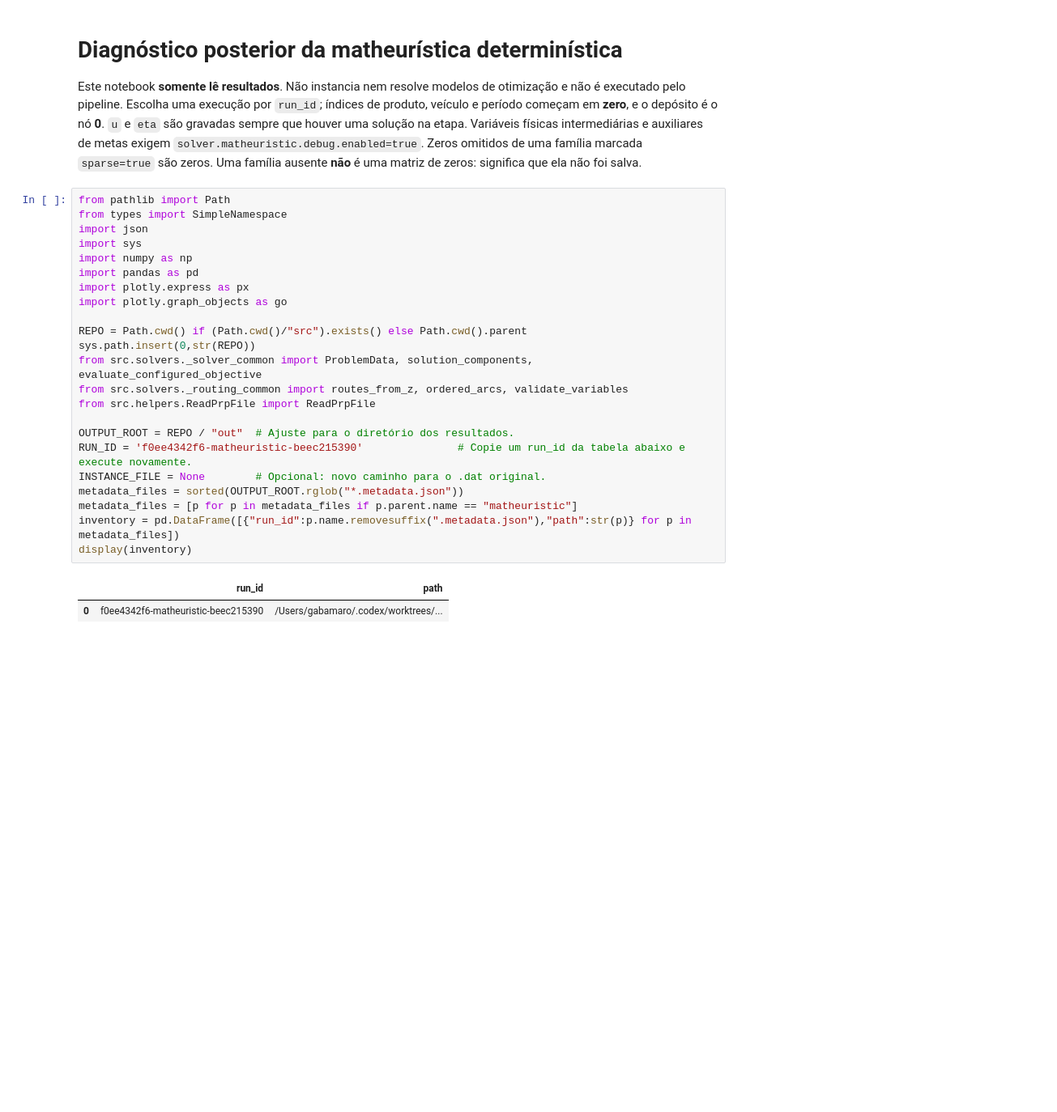
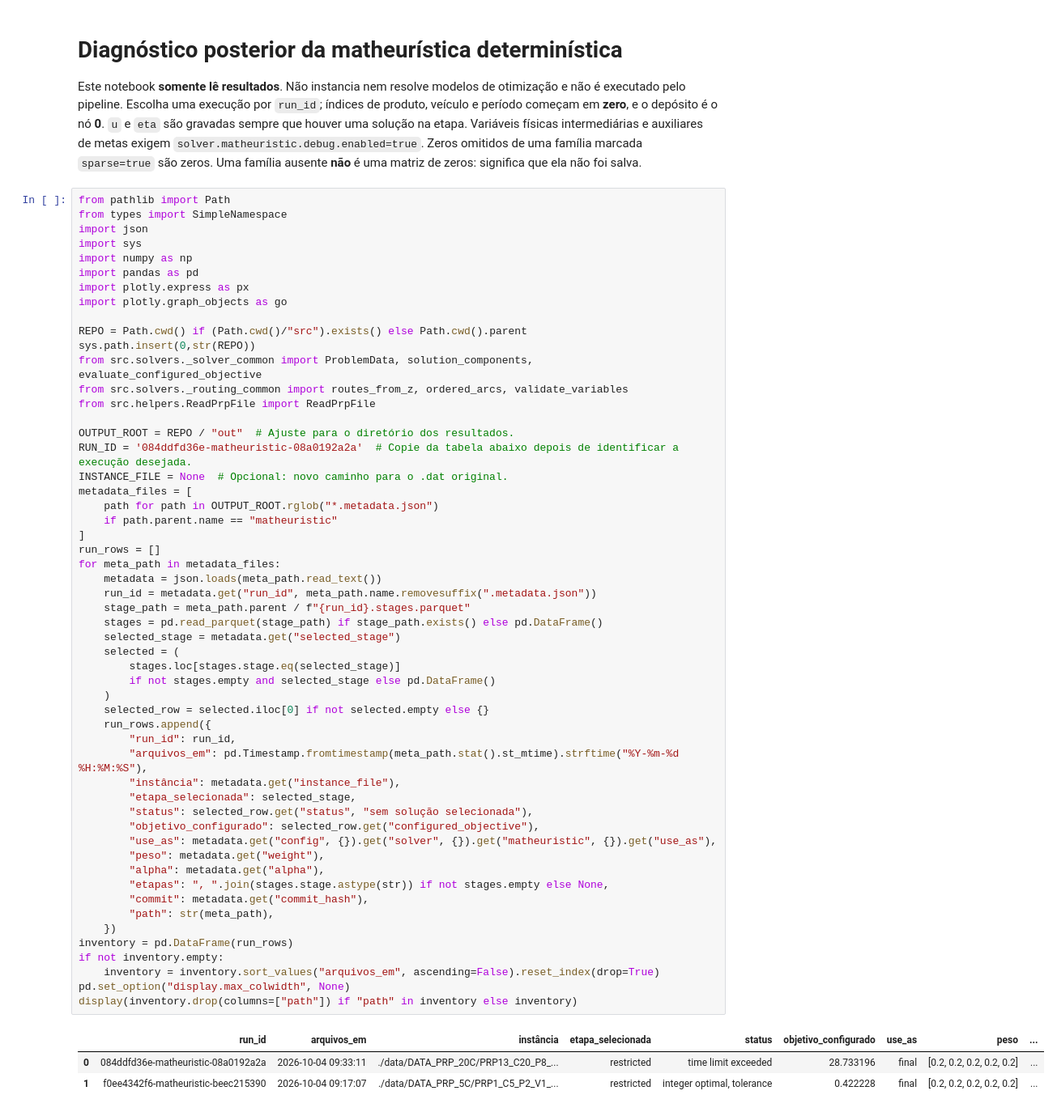
Before and after one commit to gsamaro/lsvrp, a Jupyter notebook: analysis/matheuristic_debug.ipynb, the cells around one changed output. Shown at 81% size. Cells and saved outputs as stored; diff of their text form; blank space fills up the shorter version.

```diff
--- a/analysis/matheuristic_debug.ipynb
+++ b/analysis/matheuristic_debug.ipynb
@@ -8,29 +8,61 @@ Zeros omitidos de uma família marcada `sparse=true` são zeros. Uma família au
 # %%
 from pathlib import Path
 from types import SimpleNamespace
 import json
 import sys
 import numpy as np
 import pandas as pd
 import plotly.express as px
 import plotly.graph_objects as go
 
 REPO = Path.cwd() if (Path.cwd()/"src").exists() else Path.cwd().parent
 sys.path.insert(0,str(REPO))
 from src.solvers._solver_common import ProblemData, solution_components, evaluate_configured_objective
 from src.solvers._routing_common import routes_from_z, ordered_arcs, validate_variables
 from src.helpers.ReadPrpFile import ReadPrpFile
 
 OUTPUT_ROOT = REPO / "out"  # Ajuste para o diretório dos resultados.
-RUN_ID = 'f0ee4342f6-matheuristic-beec215390'               # Copie um run_id da tabela abaixo e execute novamente.
-INSTANCE_FILE = None        # Opcional: novo caminho para o .dat original.
-metadata_files = sorted(OUTPUT_ROOT.rglob("*.metadata.json"))
-metadata_files = [p for p in metadata_files if p.parent.name == "matheuristic"]
-inventory = pd.DataFrame([{"run_id":p.name.removesuffix(".metadata.json"),"path":str(p)} for p in metadata_files])
-display(inventory)
+RUN_ID = '084ddfd36e-matheuristic-08a0192a2a'  # Copie da tabela abaixo depois de identificar a execução desejada.
+INSTANCE_FILE = None  # Opcional: novo caminho para o .dat original.
+metadata_files = [
+    path for path in OUTPUT_ROOT.rglob("*.metadata.json")
+    if path.parent.name == "matheuristic"
+]
+run_rows = []
+for meta_path in metadata_files:
+    metadata = json.loads(meta_path.read_text())
+    run_id = metadata.get("run_id", meta_path.name.removesuffix(".metadata.json"))
+    stage_path = meta_path.parent / f"{run_id}.stages.parquet"
+    stages = pd.read_parquet(stage_path) if stage_path.exists() else pd.DataFrame()
+    selected_stage = metadata.get("selected_stage")
+    selected = (
+        stages.loc[stages.stage.eq(selected_stage)]
+        if not stages.empty and selected_stage else pd.DataFrame()
+    )
+    selected_row = selected.iloc[0] if not selected.empty else {}
+    run_rows.append({
+        "run_id": run_id,
+        "arquivos_em": pd.Timestamp.fromtimestamp(meta_path.stat().st_mtime).strftime("%Y-%m-%d %H:%M:%S"),
+        "instância": metadata.get("instance_file"),
+        "etapa_selecionada": selected_stage,
+        "status": selected_row.get("status", "sem solução selecionada"),
+        "objetivo_configurado": selected_row.get("configured_objective"),
+        "use_as": metadata.get("config", {}).get("solver", {}).get("matheuristic", {}).get("use_as"),
+        "peso": metadata.get("weight"),
+        "alpha": metadata.get("alpha"),
+        "etapas": ", ".join(stages.stage.astype(str)) if not stages.empty else None,
+        "commit": metadata.get("commit_hash"),
+        "path": str(meta_path),
+    })
+inventory = pd.DataFrame(run_rows)
+if not inventory.empty:
+    inventory = inventory.sort_values("arquivos_em", ascending=False).reset_index(drop=True)
+pd.set_option("display.max_colwidth", None)
+display(inventory.drop(columns=["path"]) if "path" in inventory else inventory)
 # %% [output]
-|  | run_id | path |
-| 0 | f0ee4342f6-matheuristic-beec215390 | /Users/gabamaro/.codex/worktrees/... |
+|  | run_id | arquivos_em | instância | etapa_selecionada | status | objetivo_configurado | use_as | peso | ... |
+| 0 | 084ddfd36e-matheuristic-08a0192a2a | 2026-10-04 09:33:11 | ./data/DATA_PRP_20C/PRP13_C20_P8_... | restricted | time limit exceeded | 28.733196 | final | [0.2, 0.2, 0.2, 0.2, 0.2] | ... |
+| 1 | f0ee4342f6-matheuristic-beec215390 | 2026-10-04 09:17:07 | ./data/DATA_PRP_5C/PRP1_C5_P2_V1_... | restricted | integer optimal, tolerance | 0.422228 | final | [0.2, 0.2, 0.2, 0.2, 0.2] | ... |
 # %% [markdown]
 ## Carregamento e comparação das etapas
 
```
Also changed, not shown: parts of 7 cells of this notebook, 4 other files.
